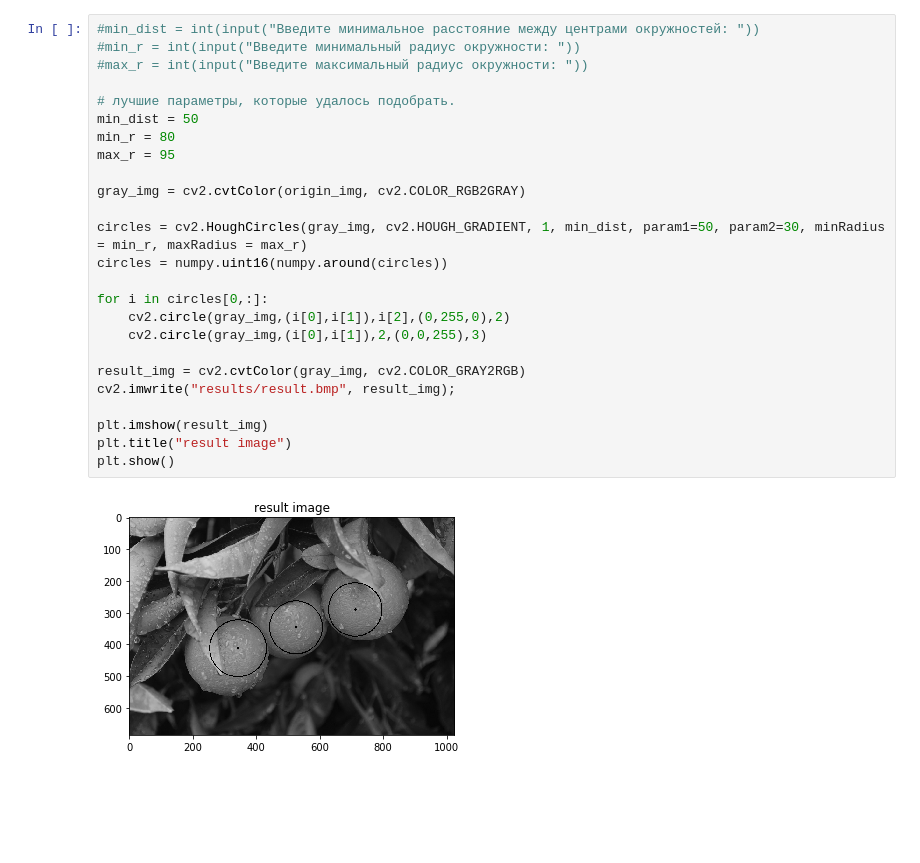
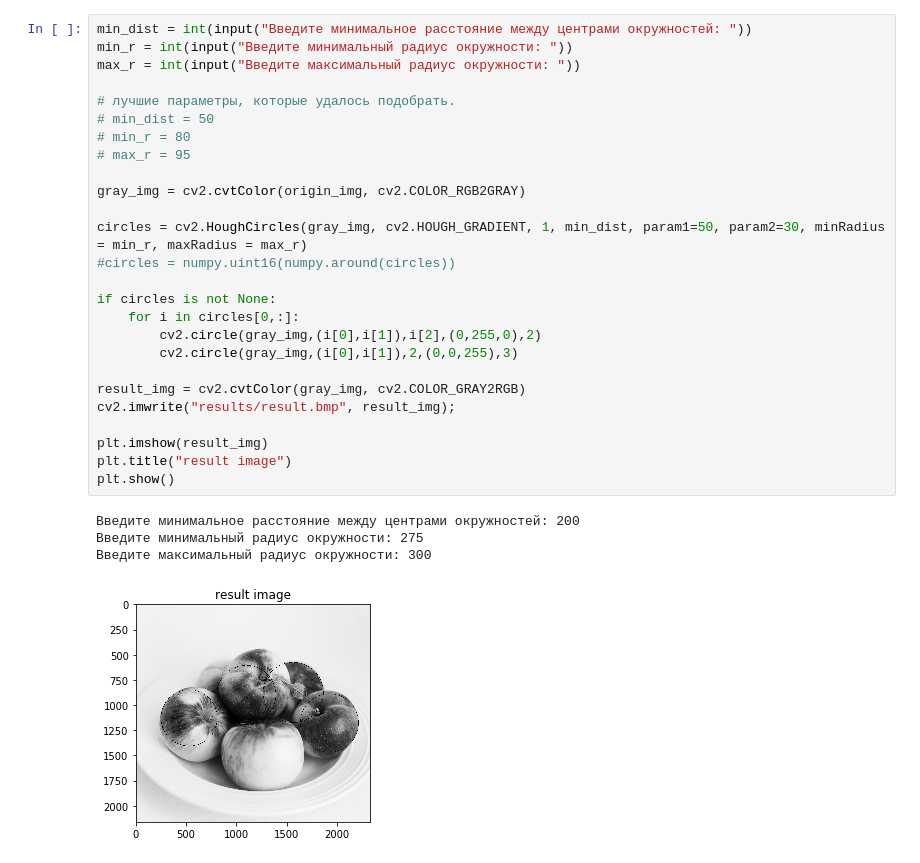
Before and after one commit to Xtail96/ImageProcessing, a Jupyter notebook: labs/lab2/lab2.ipynb, the cells around one changed output. Cells and saved outputs as stored; diff of their text form; blank space fills up the shorter version.

```diff
--- a/labs/lab2/lab2.ipynb
+++ b/labs/lab2/lab2.ipynb
@@ -13,27 +13,31 @@ plt.show()
 # %%
-#min_dist = int(input("Введите минимальное расстояние между центрами окружностей: "))
-#min_r = int(input("Введите минимальный радиус окружности: "))
-#max_r = int(input("Введите максимальный радиус окружности: "))
+min_dist = int(input("Введите минимальное расстояние между центрами окружностей: "))
+min_r = int(input("Введите минимальный радиус окружности: "))
+max_r = int(input("Введите максимальный радиус окружности: "))
 
 # лучшие параметры, которые удалось подобрать.
-min_dist = 50
-min_r = 80
-max_r = 95
+# min_dist = 50
+# min_r = 80
+# max_r = 95
 
 gray_img = cv2.cvtColor(origin_img, cv2.COLOR_RGB2GRAY)
 
 circles = cv2.HoughCircles(gray_img, cv2.HOUGH_GRADIENT, 1, min_dist, param1=50, param2=30, minRadius = min_r, maxRadius = max_r)
-circles = numpy.uint16(numpy.around(circles))
+#circles = numpy.uint16(numpy.around(circles))
 
-for i in circles[0,:]:
-    cv2.circle(gray_img,(i[0],i[1]),i[2],(0,255,0),2)
-    cv2.circle(gray_img,(i[0],i[1]),2,(0,0,255),3)
+if circles is not None:
+    for i in circles[0,:]:
+        cv2.circle(gray_img,(i[0],i[1]),i[2],(0,255,0),2)
+        cv2.circle(gray_img,(i[0],i[1]),2,(0,0,255),3)
 
 result_img = cv2.cvtColor(gray_img, cv2.COLOR_GRAY2RGB)
 cv2.imwrite("results/result.bmp", result_img);
 
 plt.imshow(result_img)
 plt.title("result image")
 plt.show()
 # %% [output]
+Введите минимальное расстояние между центрами окружностей: 200
+Введите минимальный радиус окружности: 275
+Введите максимальный радиус окружности: 300
-[figure, old version]
+[figure, new version]
```
Also changed, not shown: parts of 1 cell of this notebook, 2 other files.
